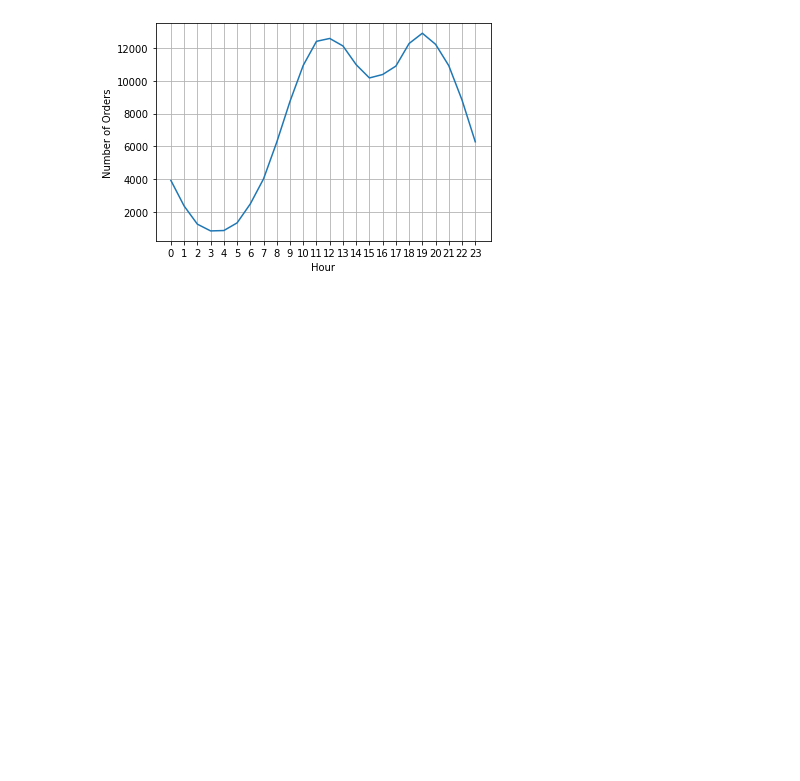
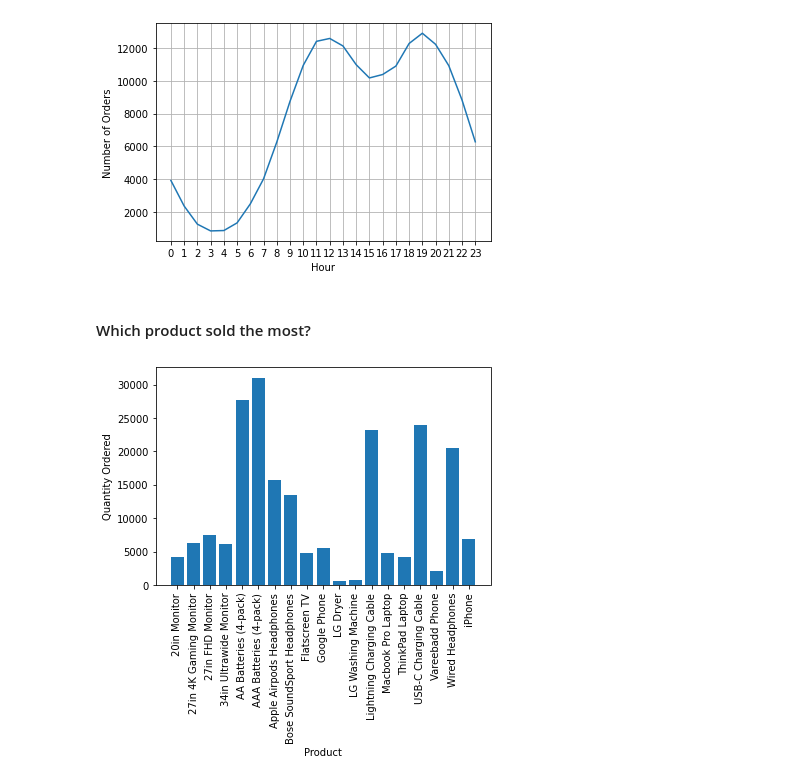
Before and after one commit to muhsinata/data-science-exercises, a Jupyter notebook: project-1/sales-analysis.ipynb, the cells around one changed output. Saved outputs shown, nothing was run; the diff lists cells and outputs as text; code cells hidden in the pictures; blank space fills up the shorter version.

Commit message:
feat: add graph to show which product sold most

```diff
--- a/project-1/sales-analysis.ipynb
+++ b/project-1/sales-analysis.ipynb
@@ -162,3 +151,17 @@ plt.ylabel("Number of Orders")
 plt.show()
 # %% [output]
 [figure]
+# %% [markdown]
+#### Which product sold the most?
+# %%
+most_sold_product = data.groupby("Product").sum()
+products = np.sort(data["Product"].unique())
+
+plt.bar(products, most_sold_product["Quantity Ordered"])
+plt.xticks(rotation="vertical")
+plt.xlabel("Product")
+plt.ylabel("Quantity Ordered")
+plt.show()
+# print(products)
+# %% [output]
+[figure, added]
```
Also changed, not shown: parts of 1 cell of this notebook.
